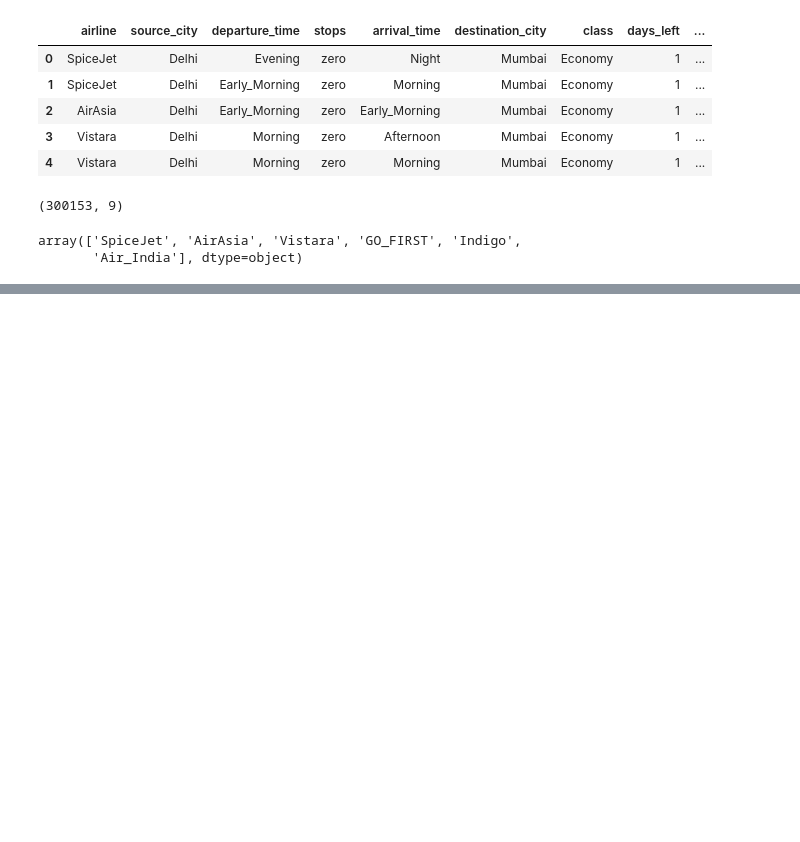
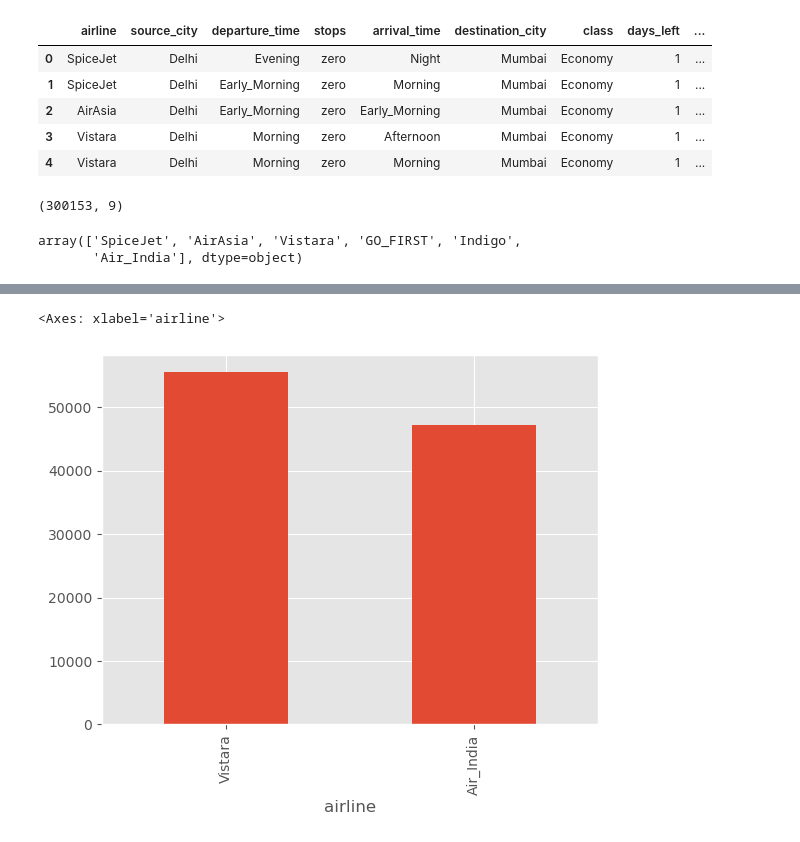
Before and after one commit to Chunmunchoubey/PracticeProjects, a Jupyter notebook: FlightticketPrice_Prediction.ipynb, the cells around one changed output, grey strips where cells are left out. Saved outputs shown, nothing was run; the diff lists cells and outputs as text; code cells hidden in the pictures; blank space fills up the shorter version.

```diff
--- a/FlightticketPrice_Prediction.ipynb
+++ b/FlightticketPrice_Prediction.ipynb
@@ -102,0 +118,5 @@ AttributeError: 'function' object has no attribute 'sort_values'
+# %%
+df[df['class']=='Business'].groupby('airline')['price'].mean().sort_values(ascending=False).plot.bar()
+# %% [output]
+<Axes: xlabel='airline'>
+[figure, added]
```
Also changed, not shown: parts of 24 cells of this notebook, 12 other files.
